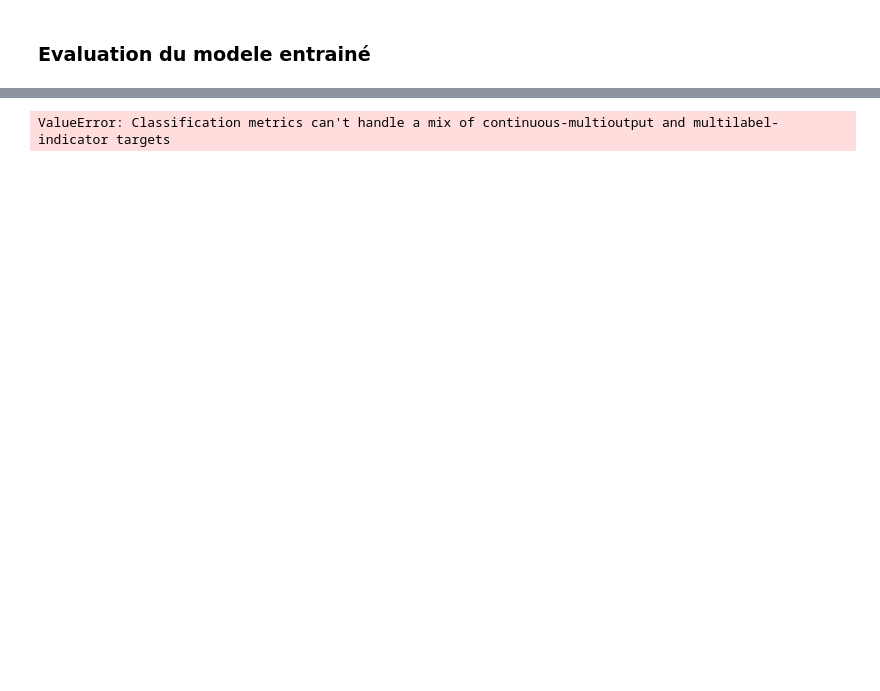
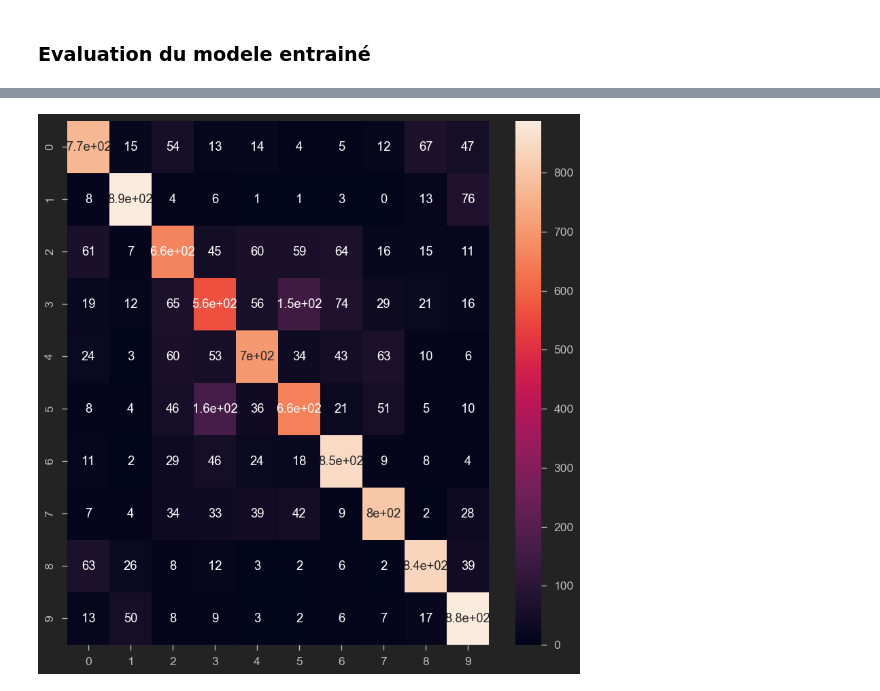
Before and after one commit to carlin19/Projet_classification_images_cifar, a Jupyter notebook: Cyfar_Classification.ipynb, the cells around one changed output, grey strips where cells are left out. Drawn from its saved outputs; the diff is of its cells as text; code cells hidden in the pictures; blank space fills up the shorter version.

```diff
--- a/Cyfar_Classification.ipynb
+++ b/Cyfar_Classification.ipynb
@@ -249,0 +249,2 @@ Test Accuracy: 0.7529000043869019
+# %%
+y_test = y_test.argmax(1)
@@ -250,9 +269,10 @@ Test Accuracy: 0.7529000043869019
+# %%
+predicted_classes = predicted_classes.argmax(1)
 # %%
-from sklearn.metrics import confusion_matrix
+from sklearn.metrics import classification_report, confusion_matrix
 import seaborn as sns
 
-predicted_classes = cnn.predict(X_test)
-cm = confusion_matrix(predicted_classes, y_test)
+cm = confusion_matrix(y_test, predicted_classes)
 plt.figure(figsize = (10,10))
 sns.heatmap(cm, annot = True)
 # %% [output]
@@ -260 +280 @@ sns.heatmap(cm, annot = True)
-ValueError: Classification metrics can't handle a mix of continuous-multioutput and multilabel-indicator targets
+[figure, added]
```
Also changed, not shown: parts of 11 cells of this notebook.
